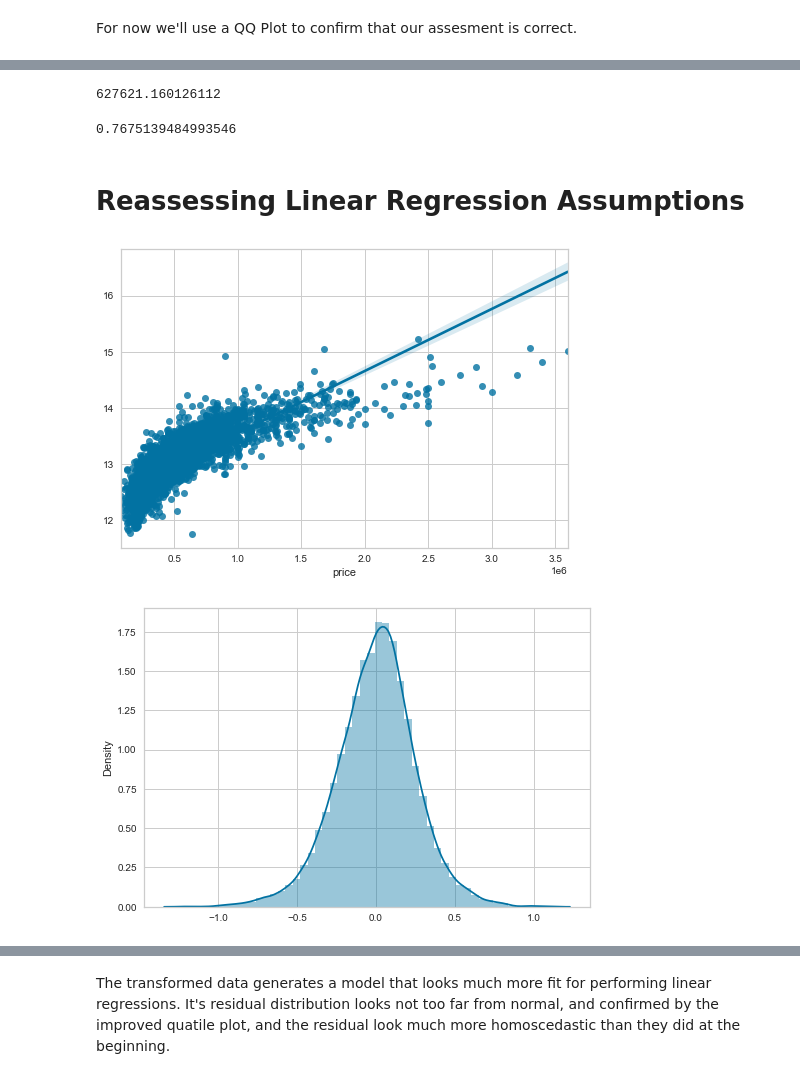
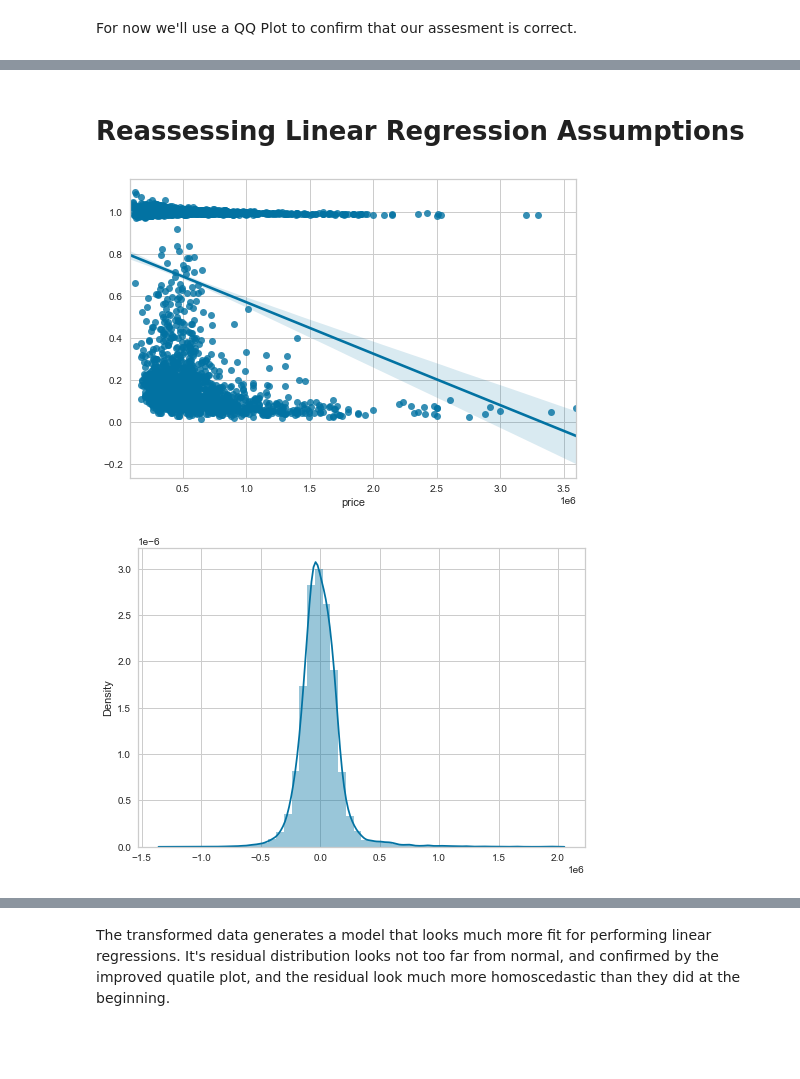
Before and after one commit to DataDoggo215/dsc-phase2-project, a Jupyter notebook: Master.ipynb, the cells around one changed output, grey strips where cells are left out. Saved outputs shown, nothing was run; the diff lists cells and outputs as text; code cells hidden in the pictures; blank space fills up the shorter version.

```diff
--- a/Master.ipynb
+++ b/Master.ipynb
@@ -819,0 +849,33 @@ sum(
+# %%
+df_pred_1 = df_inf_8.copy()
+# %%
+def clean_data_model_pred_1(df, df2):
+    #Adding our continue variables back
+    df['sqft_above'] = df2['sqft_above']
+    df['sqft_living15'] = df2['sqft_living15']
+    df['sqft_lot'] = df2['sqft_lot']
+
+    #Accounting for log(0) scenarios
+    df['sqft_basement'] = df['sqft_basement'].apply(lambda x: 1 if x==0 else x)
+    df['sqft_living15'] = df['sqft_living15'].apply(lambda x: 1 if x==0 else x)
+    df['sqft_above'] = df['sqft_above'].apply(lambda x: 1 if x==0 else x)
+    df['sqft_lot'] = df['sqft_lot'].apply(lambda x: 1 if x==0 else x)
+
+    #Applying log transformation to variables
+    df['log_sqft_living'] = np.log(df['sqft_living'])
+    df['log_sqft_basement'] = np.log(df['sqft_basement'])
+    df['log_sqft_above'] = np.log(df['sqft_above'])
+    df['log_sqft_living15'] = np.log(df['sqft_living15'])
+    df['log_sqft_lot'] = np.log(df['sqft_lot'])
+
+    # Drop columns that become insignificant after log cahnge
+    df.drop(['floors', 'sqft_above', 'sqft_lot'], axis=1, inplace=True)
+
+    return df
+# %%
+df_pred_1 = clean_data_model_pred_1(df_pred_1, df_inf_4)
+# %%
+X = df_pred_1.drop('price', axis=1)
+y = df_pred_1['price']
+model_pred_1 = sm.OLS(y, sm.add_constant(X)).fit()
+model_pred_1.summary()
@@ -915,25 +1063,0 @@ def clean_data_model_6(df):
-# %%
-LR = LinearRegression()
-LR.fit(X,y)
-
-to_clean = X_test
-to_clean['price'] = y_test
-
-# Clean test according to cahnges so far
-cleaned_X_test_6 = clean_data_model_6(to_clean)
-
-y_test = cleaned_X_test_6['price']
-X_test = cleaned_X_test_6.drop('price', axis=1)
-
-y_prediction =  LR.predict(X_test)
-y_prediction
-
-rms_6 = mean_squared_error(y_test, y_prediction, squared=False)
-rms_6
-# %% [output]
-627621.160126112
-# %%
-r_squared_6 = model_6.rsquared
-r_squared_6
-# %% [output]
-0.7675139484993546
@@ -942,6 +1064,6 @@ LR.score(X_test, y_test) #r-squared of test data
 # %% [markdown]
 # Reassessing Linear Regression Assumptions
 # %%
-sns.regplot(y_test, y_prediction);
+sns.regplot(y_test9, y_prediction);
 # %% [output]
-[figure, old version]
+[figure, new version]
@@ -948,6 +1072,6 @@ sns.regplot(y_test, y_prediction);
 # %%
-sns.distplot(model_6.resid);
+sns.distplot(model_pred_1.resid);
 # %% [output]
-[figure, old version]
+[figure, new version]
 # %%
 plt.figure(figsize=(12, 8))
```
Also changed, not shown: parts of 209 cells of this notebook, 4 other files.
